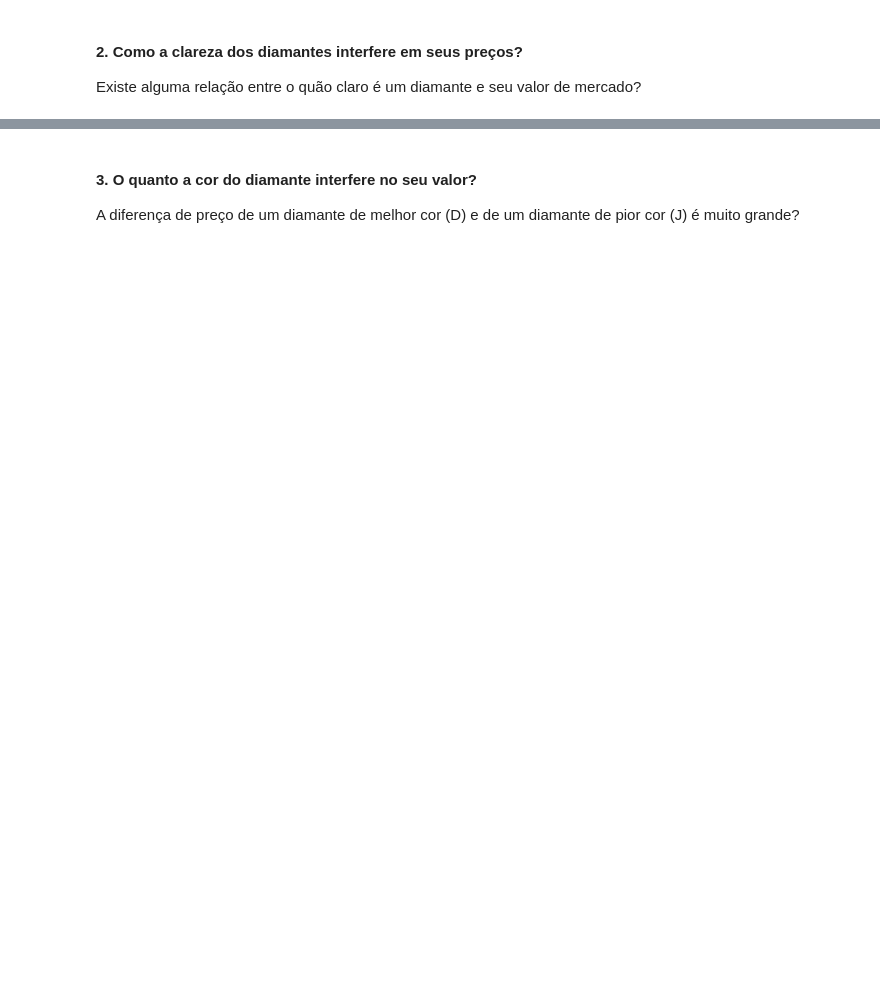
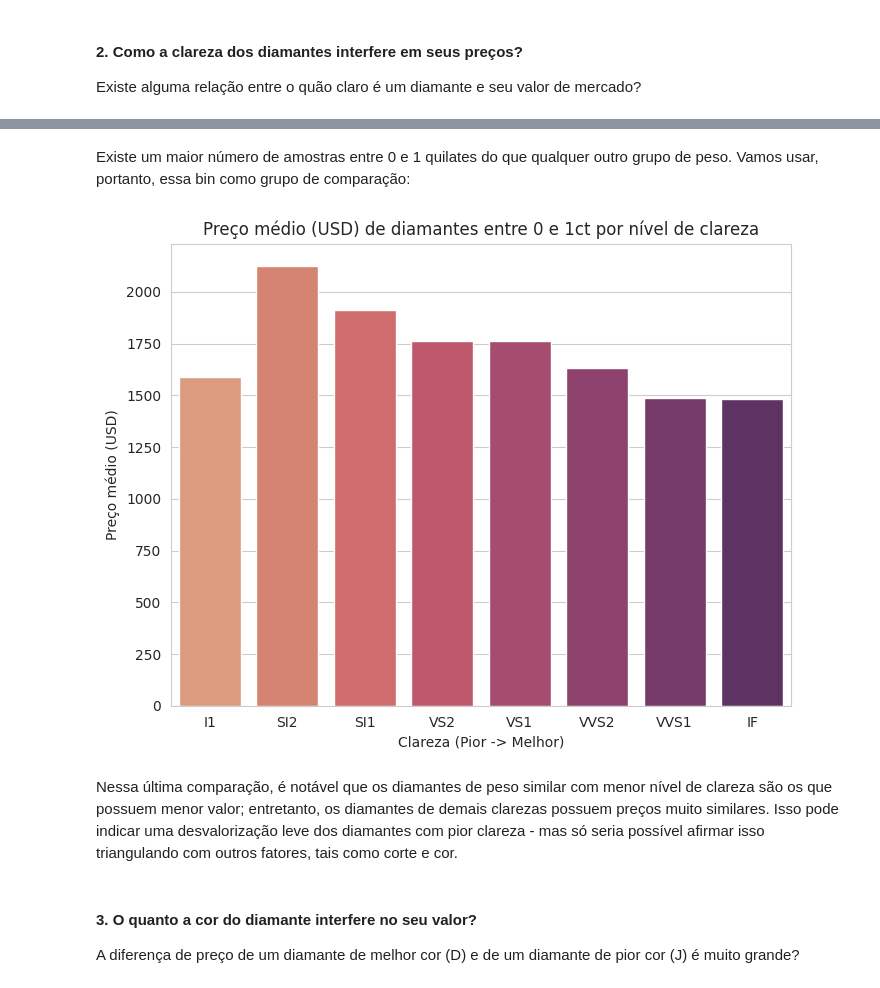
Before and after one commit to couldbeElex/avanti-bootcamp-cdd, a Jupyter notebook: notebooks/01-exploratory_data_analysis.ipynb, the cells around one changed output, grey strips where cells are left out. Cells and saved outputs as stored; diff of their text form; code cells hidden in the pictures; blank space fills up the shorter version.

```diff
--- a/notebooks/01-exploratory_data_analysis.ipynb
+++ b/notebooks/01-exploratory_data_analysis.ipynb
@@ -126,3 +316,25 @@ Existe alguma relação entre o quão claro é um diamante e seu valor de mercad
+# %% [markdown]
+Existe um maior número de amostras entre 0 e 1 quilates do que qualquer outro grupo de peso. Vamos usar, portanto, essa bin como grupo de comparação:
+# %%
+# Primeiro, a gente cria uma variável que guarda só os diamantes entre 0 e 1 quilates.
+diamonds_first_bin = df[df['weight_bin'] == pd.Interval(0, 1, closed = 'right')]
+
+# Agora a gente calcula o preço médio pra cada nível de clareza dentro desse filtro:
+avg_price_by_clarity_bin1 = diamonds_first_bin.groupby('clarity', observed = False)['price'].mean().reset_index()
+
+# Agora cria o gráfico que mostra a nossa comparação:
+plt.figure(figsize = (8, 6))
+sns.barplot(data = avg_price_by_clarity_bin1, x = 'clarity', y = 'price',
+            hue = 'clarity', palette = 'flare', order = clarity_index)
+plt.title('Preço médio (USD) de diamantes entre 0 e 1ct por nível de clareza')
+plt.xlabel('Clareza (Pior -> Melhor)')
+plt.ylabel('Preço médio (USD)')
+
+plt.show()
+# %% [output]
+[figure, added]
+# %% [markdown]
+Nessa última comparação, é notável que os diamantes de peso similar com menor nível de clareza são os que possuem menor valor; entretanto, os diamantes de demais clarezas possuem preços muito similares. Isso pode indicar uma desvalorização leve dos diamantes com pior clareza - mas só seria possível afirmar isso triangulando com outros fatores, tais como corte e cor.
 # %% [markdown]
 #### 3. O quanto a cor do diamante interfere no seu valor?
 A diferença de preço de um diamante de melhor cor (D) e de um diamante de pior cor (J) é muito grande?
```
Also changed, not shown: parts of 45 cells of this notebook.
